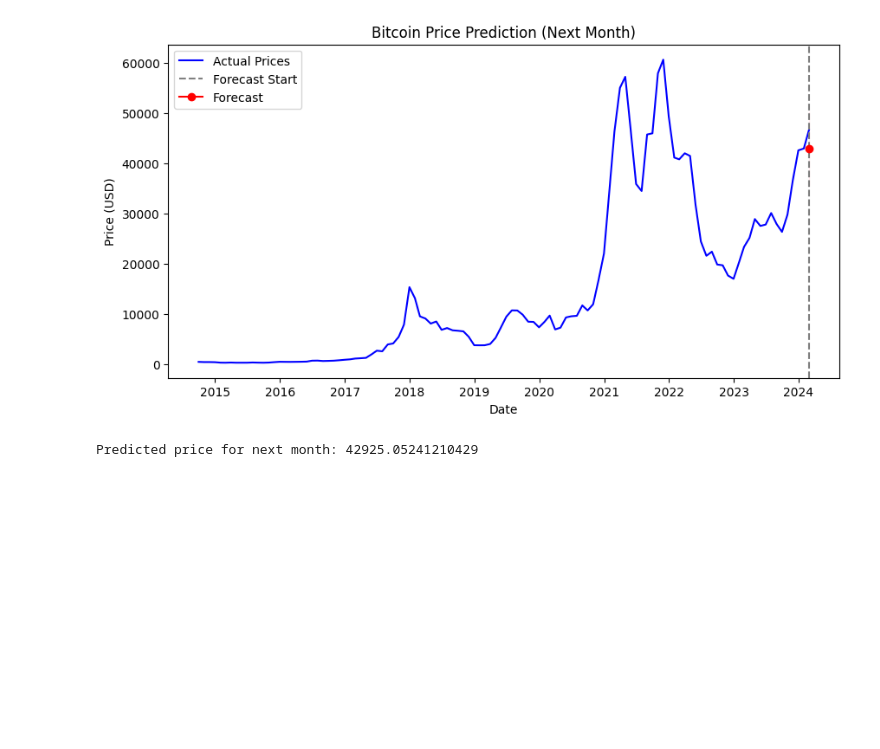
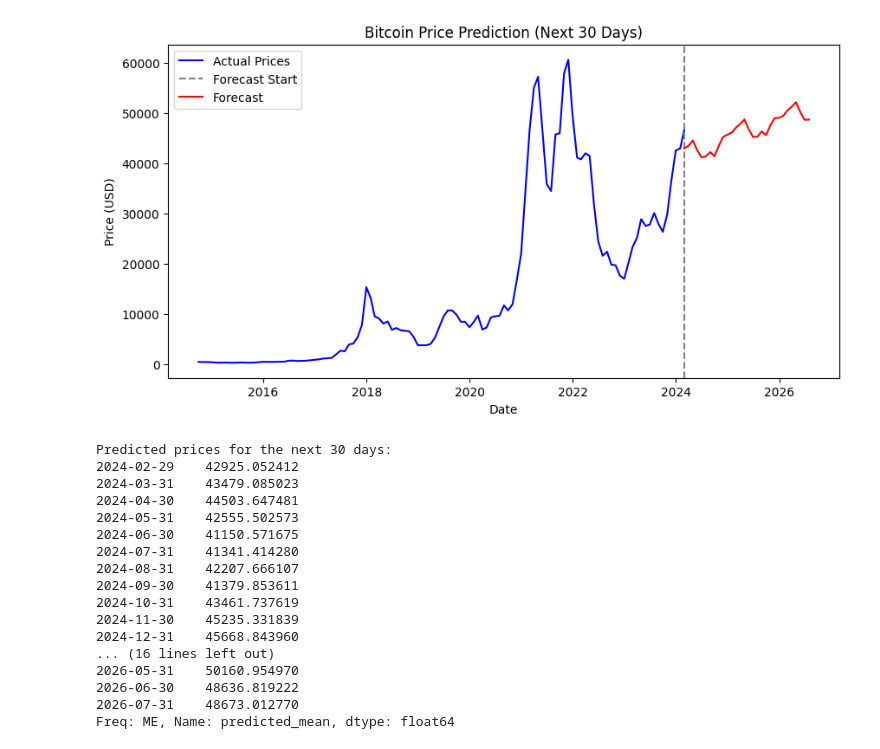
Before and after one commit to Grid-Resilience-Wentworth-Collaboration/time-series-tutorials-2025, a Jupyter notebook: sarimax.ipynb, the cells around one changed output. Cells and saved outputs as stored; diff of their text form; code cells hidden in the pictures; blank space fills up the shorter version.

```diff
--- a/sarimax.ipynb
+++ b/sarimax.ipynb
@@ -11,39 +11,55 @@ df.set_index('Date', inplace=True)
 # Resample to monthly frequency
 df_monthly = df['Close'].resample('M').mean()
 
 # Split into train and test
 train = df_monthly.iloc[:-1]
 test = df_monthly.iloc[-1:]
 
 # Fit SARIMAX model
 model = SARIMAX(train, order=(1,1,1), seasonal_order=(1,1,1,12), enforce_stationarity=False, enforce_invertibility=False)
 results = model.fit()
 
-# Forecast next month
-forecast = results.get_forecast(steps=1)
+# Forecast next 30 days
+forecast = results.get_forecast(steps=30)
 predicted_mean = forecast.predicted_mean
 conf_int = forecast.conf_int()
 
 # Extract forecast values
 forecast_index = predicted_mean.index.to_pydatetime()
 forecast_values = predicted_mean.values
 conf_lower = conf_int.iloc[:, 0].values
 conf_upper = conf_int.iloc[:, 1].values
 
 # Plot results
 plt.figure(figsize=(10,5))
 plt.plot(df_monthly, label="Actual Prices", color="blue")
 plt.axvline(test.index[0], color="gray", linestyle="--", label="Forecast Start")
-plt.plot(forecast_index, forecast_values, label="Forecast", marker="o", color="red")
-plt.fill_between(forecast_index, conf_lower, conf_upper, color="pink", alpha=0.3)
+plt.plot(forecast_index, forecast_values, label="Forecast", color="red")
 plt.legend()
-plt.title("Bitcoin Price Prediction (Next Month)")
+plt.title("Bitcoin Price Prediction (Next 30 Days)")
 plt.xlabel("Date")
 plt.ylabel("Price (USD)")
 plt.show()
 
-# Output forecasted price
-print(f"Predicted price for next month: {forecast_values[0]}")
+# Output forecasted prices
+print("Predicted prices for the next 30 days:")
+print(predicted_mean)
 # %% [output]
-[figure, old version]
+[figure, new version]
-Predicted price for next month: 42925.05241210429
+Predicted prices for the next 30 days:
+2024-02-29    42925.052412
+2024-03-31    43479.085023
+2024-04-30    44503.647481
+2024-05-31    42555.502573
+2024-06-30    41150.571675
+2024-07-31    41341.414280
+2024-08-31    42207.666107
+2024-09-30    41379.853611
+2024-10-31    43461.737619
+2024-11-30    45235.331839
+2024-12-31    45668.843960
+... (16 lines left out)
+2026-05-31    50160.954970
+2026-06-30    48636.819222
+2026-07-31    48673.012770
+Freq: ME, Name: predicted_mean, dtype: float64
```
Also changed, not shown: 3 other files.
